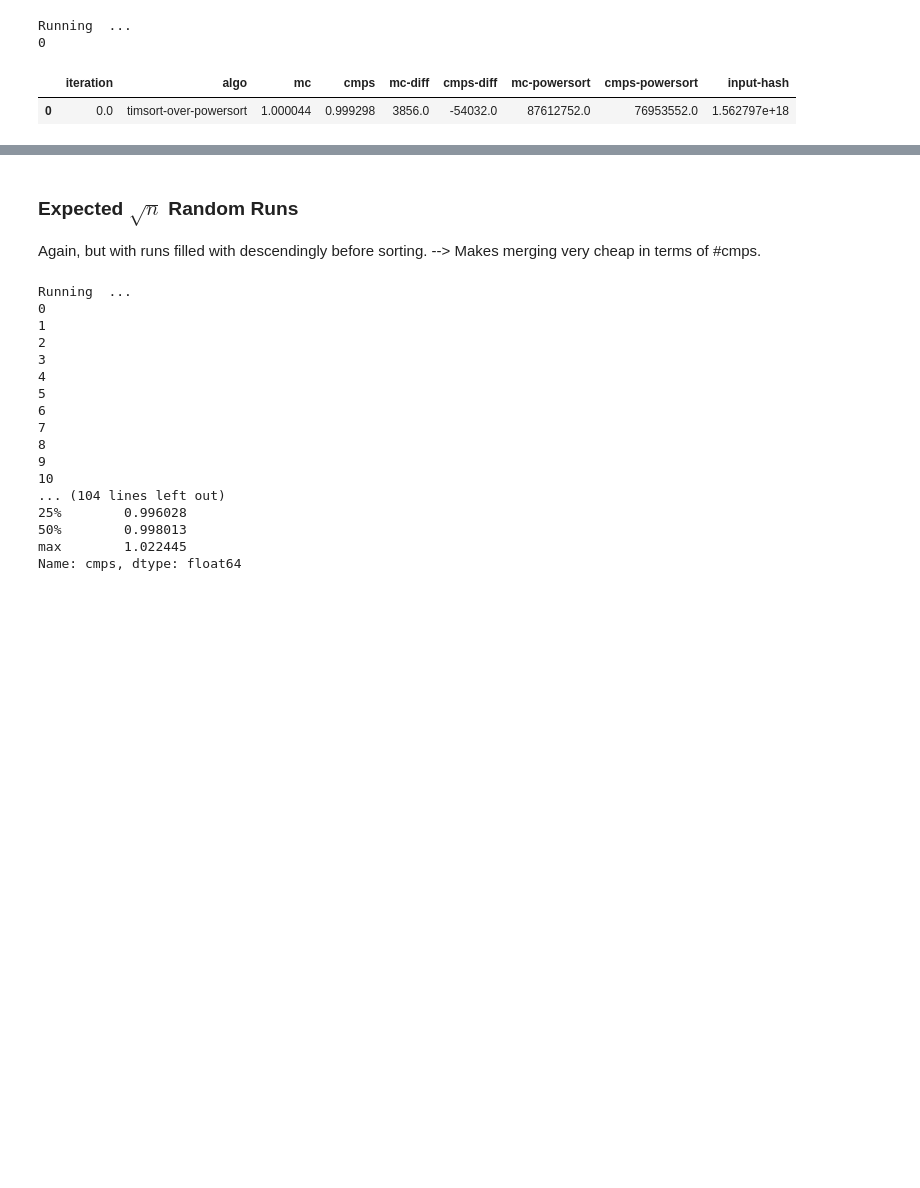
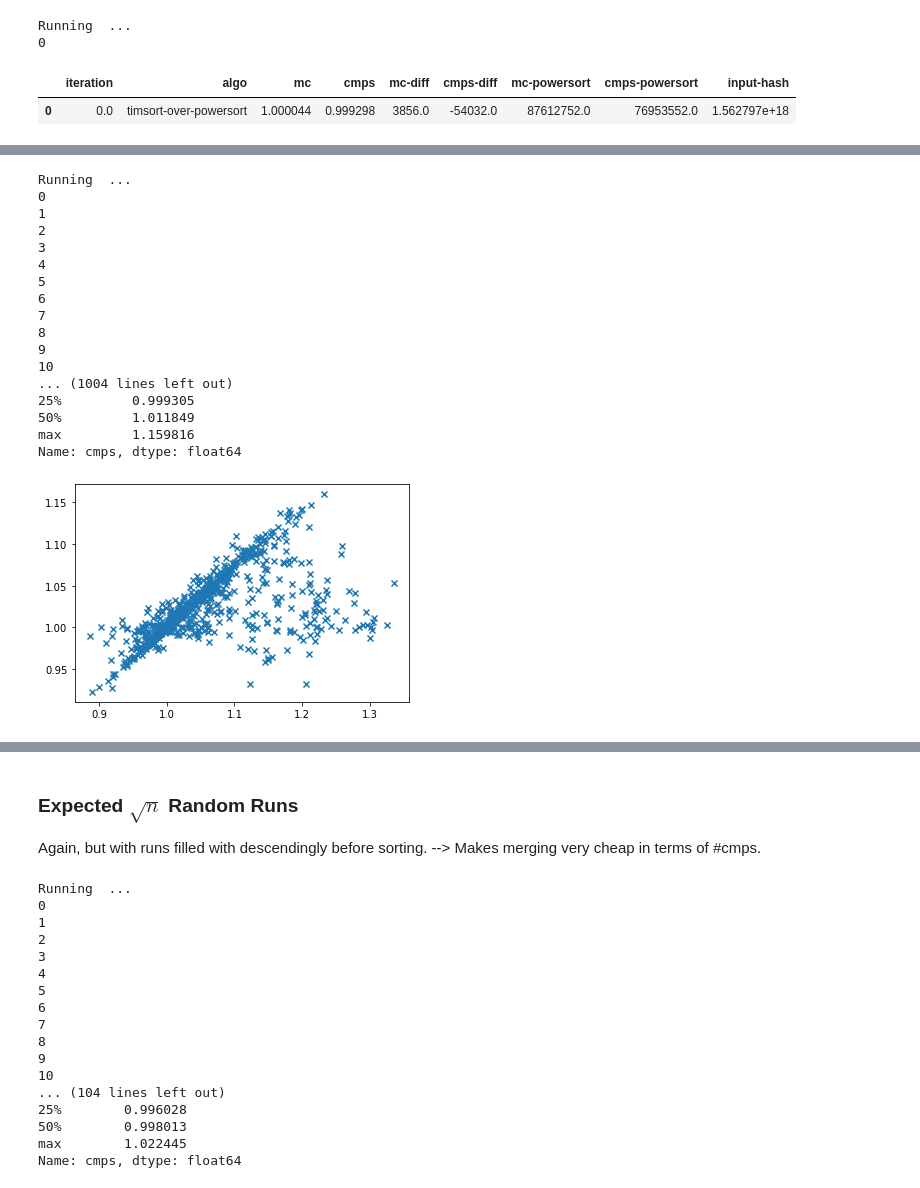
Before and after one commit to roarin-roran/Sorting, a Jupyter notebook: Experiments/PyPyTimsortPowersort.ipynb, the cells around one changed output, grey strips where cells are left out. Drawn from its saved outputs; the diff is of its cells as text; code cells hidden in the pictures; blank space fills up the shorter version.

```diff
--- a/Experiments/PyPyTimsortPowersort.ipynb
+++ b/Experiments/PyPyTimsortPowersort.ipynb
@@ -192,0 +234,21 @@ Name: cmps, dtype: float64
+# %%
+runs_n_three_quarter_diff = contest(lambda n, rand: Inputs.random_runs(n, int(n ** 0.75), rand), return_diffs=True, reps=1000)
+# %% [output]
+Running  ...
+0
+1
+2
+3
+4
+5
+6
+7
+8
+9
+10
+... (1004 lines left out)
+25%         0.999305
+50%         1.011849
+max         1.159816
+Name: cmps, dtype: float64
+[figure, added]
```
Also changed, not shown: parts of 7 cells of this notebook.
